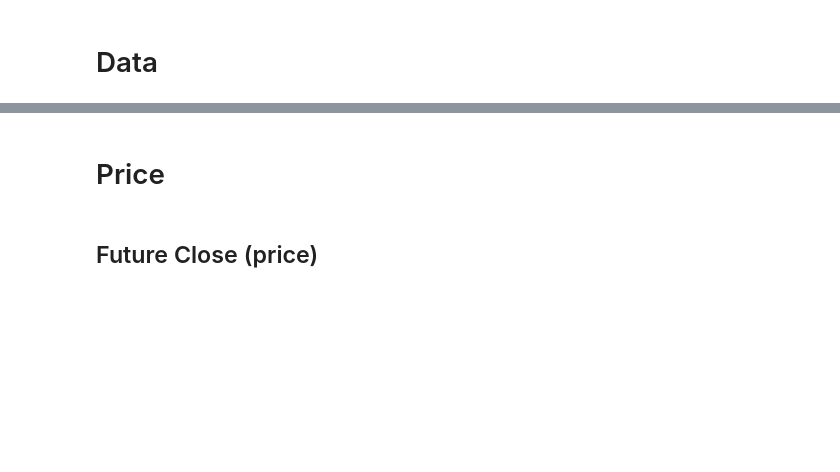
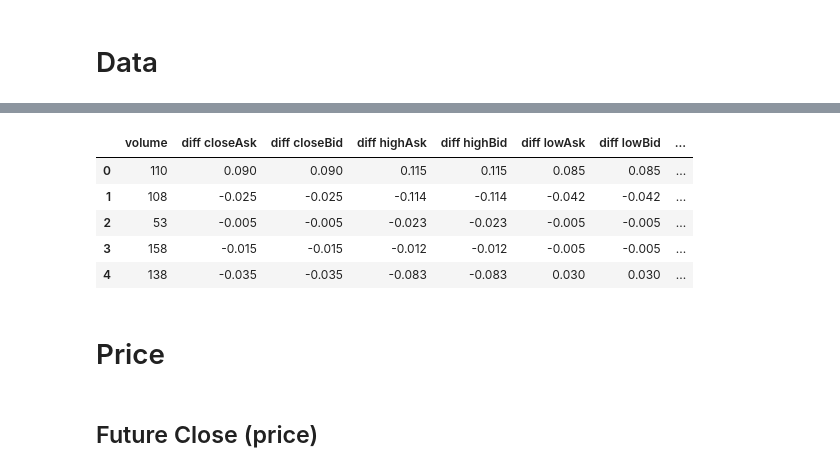
Before and after one commit to prophetai/stock_prophets, a Jupyter notebook: Notebooks/FX.ipynb, the cells around one changed output, grey strips where cells are left out. Drawn from its saved outputs; the diff is of its cells as text; code cells hidden in the pictures; blank space fills up the shorter version.

```diff
--- a/Notebooks/FX.ipynb
+++ b/Notebooks/FX.ipynb
@@ -190,0 +229,11 @@ df.head()
+# %%
+df = df.drop(['date', 'date_trunc'], axis=1)
+# %%
+df.head()
+# %% [output]
+|  | volume | diff closeAsk | diff closeBid | diff highAsk | diff highBid | diff lowAsk | diff lowBid | ... |
+| 0 | 110 | 0.090 | 0.090 | 0.115 | 0.115 | 0.085 | 0.085 | ... |
+| 1 | 108 | -0.025 | -0.025 | -0.114 | -0.114 | -0.042 | -0.042 | ... |
+| 2 | 53 | -0.005 | -0.005 | -0.023 | -0.023 | -0.005 | -0.005 | ... |
+| 3 | 158 | -0.015 | -0.015 | -0.012 | -0.012 | -0.005 | -0.005 | ... |
+| 4 | 138 | -0.035 | -0.035 | -0.083 | -0.083 | 0.030 | 0.030 | ... |
```
Also changed, not shown: parts of 27 cells of this notebook, 1 other file.
